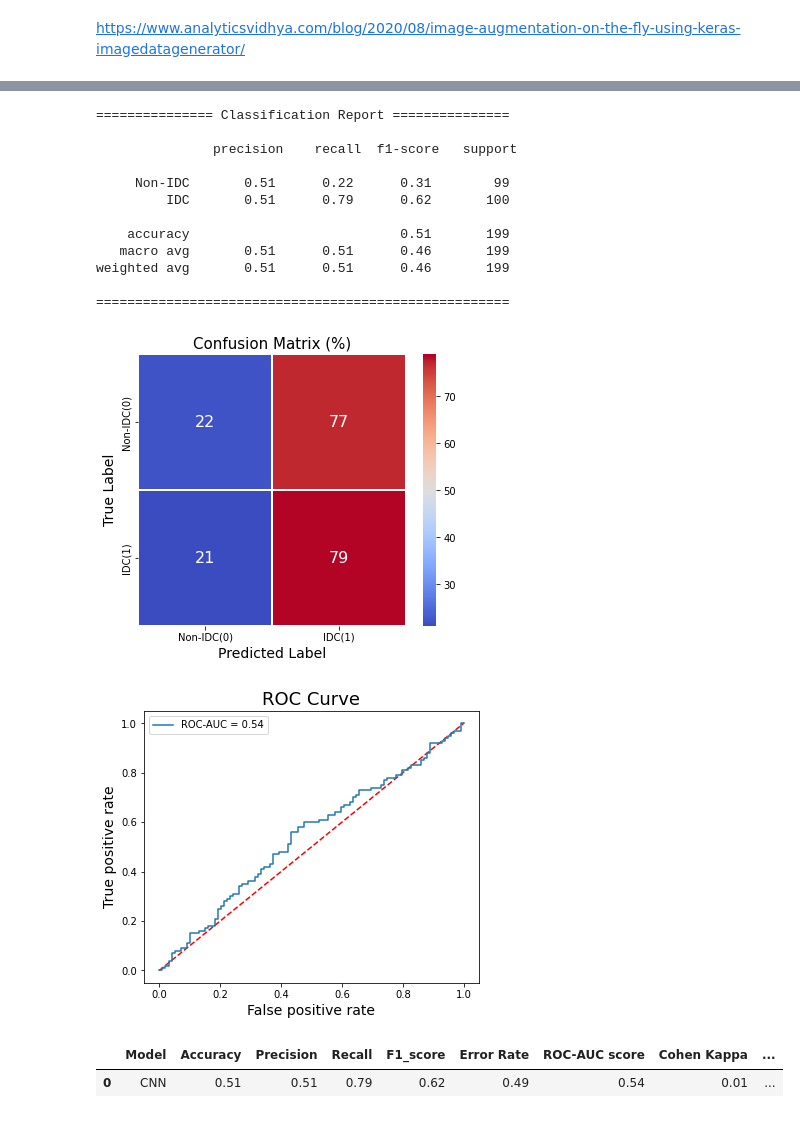
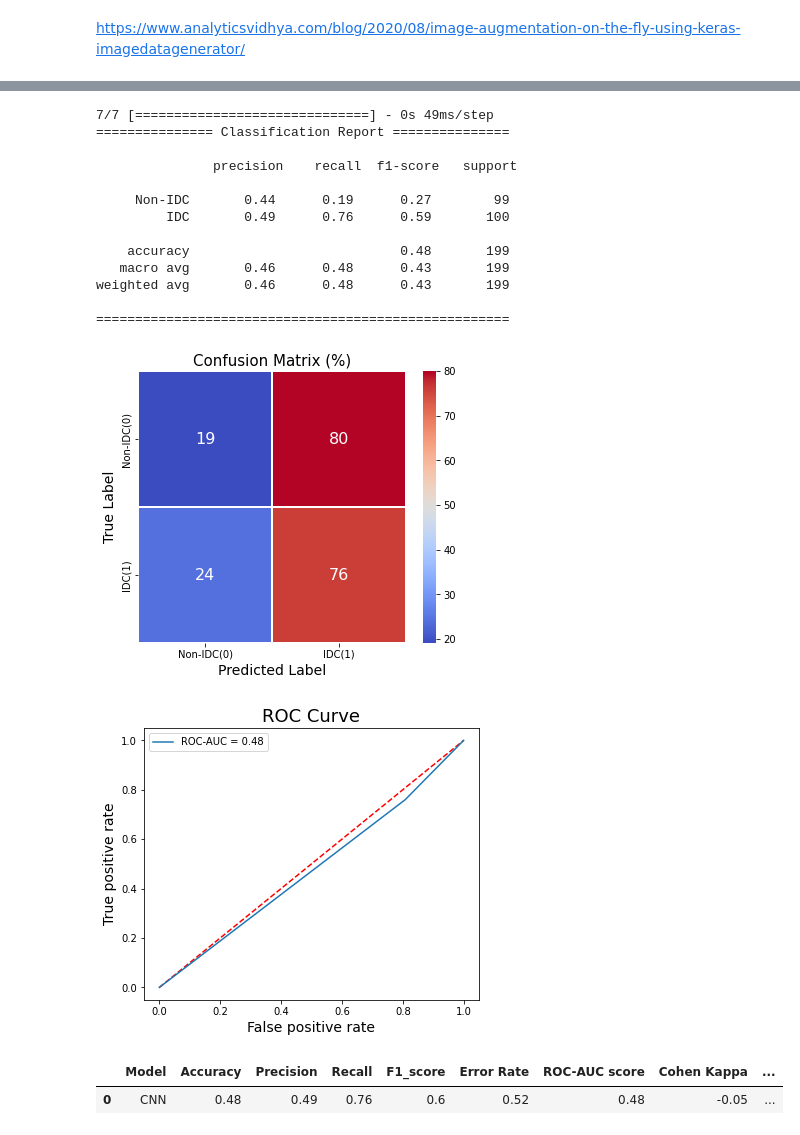
Before and after one commit to heesukjang/W207_AppliedML_Fall2022, a Jupyter notebook: 11_18_KerasTuner_plots_Final_HyperparamTuning_ImageAug_CM_CR_ROCcurve_IDC_Prediction_heesuk.ipynb, the cells around one changed output, grey strips where cells are left out. Cells and saved outputs as stored; diff of their text form; code cells hidden in the pictures.

```diff
--- a/11_18_KerasTuner_plots_Final_HyperparamTuning_ImageAug_CM_CR_ROCcurve_IDC_Prediction_heesuk.ipynb
+++ b/11_18_KerasTuner_plots_Final_HyperparamTuning_ImageAug_CM_CR_ROCcurve_IDC_Prediction_heesuk.ipynb
@@ -762,7 +762,7 @@ def error_analysis(model_name, model, test_labels, test_data_generator):
   y_true = test_data_generator.classes
   # y_pred = model.predict_generator(test_data_generator, num_of_test_samples // BATCH_SIZE + 1)    # probabilities
   # y_pred = model.predict(test_data_generator > 0.5)
-  y_pred = model.predict(test_data_generator > 0.5).astype('int32')
+  y_pred = (model.predict(test_data_generator) > 0.5).astype('int32')
   y_pred_argmax = np.argmax(y_pred, axis=1)                      # 0s and 1s: return the indicies of the max values along the axis (axis=1: each row)   TODO: look into prob threshold
 
 
@@ -805,42 +805,43 @@ def error_analysis(model_name, model, test_labels, test_data_generator):
   plt.figure(figsize=(6,5))
   plt.plot([0, 1], [0, 1], 'r--')
   plt.plot(fpr, tpr, label='ROC-AUC = {:.2f}'.format(area_under_curve))
   plt.xlabel('False positive rate', fontsize=14)
   plt.ylabel('True positive rate', fontsize=14)
   plt.title('ROC Curve', fontsize=18)
   plt.legend(loc='best')
   plt.show()
   plt.close()
 
   model_summary = pd.DataFrame({'Model':model_name,
                                 'Accuracy': accuracy,
                                 'Precision': precision,
                                 'Recall': recall,
                                 'F1_score': f1score,
                                 'Error Rate': error_rate,
                                 'ROC-AUC score': area_under_curve,
                                 'Cohen Kappa': cohen_kappa,
                                 'Zero-One Loss': zo_loss}, index=[0])
   return model_summary
 
 error_analysis('CNN', model, test_labels, test_data_generator)
 # %% [output]
+7/7 [==============================] - 0s 49ms/step
 =============== Classification Report ===============
 
                precision    recall  f1-score   support
 
-     Non-IDC       0.51      0.22      0.31        99
-         IDC       0.51      0.79      0.62       100
+     Non-IDC       0.44      0.19      0.27        99
+         IDC       0.49      0.76      0.59       100
 
-    accuracy                           0.51       199
-   macro avg       0.51      0.51      0.46       199
-weighted avg       0.51      0.51      0.46       199
+    accuracy                           0.48       199
+   macro avg       0.46      0.48      0.43       199
+weighted avg       0.46      0.48      0.43       199
 
 =====================================================
-[figure, old version]
+[figure, new version]
-[figure, old version]
+[figure, new version]
 |  | Model | Accuracy | Precision | Recall | F1_score | Error Rate | ROC-AUC score | Cohen Kappa | ... |
-| 0 | CNN | 0.51 | 0.51 | 0.79 | 0.62 | 0.49 | 0.54 | 0.01 | ... |
+| 0 | CNN | 0.48 | 0.49 | 0.76 | 0.6 | 0.52 | 0.48 | -0.05 | ... |
 # %%
 # # plot my model architecture
 # tf.keras.utils.plot_model(
```
Also changed, not shown: parts of 2 cells of this notebook.
